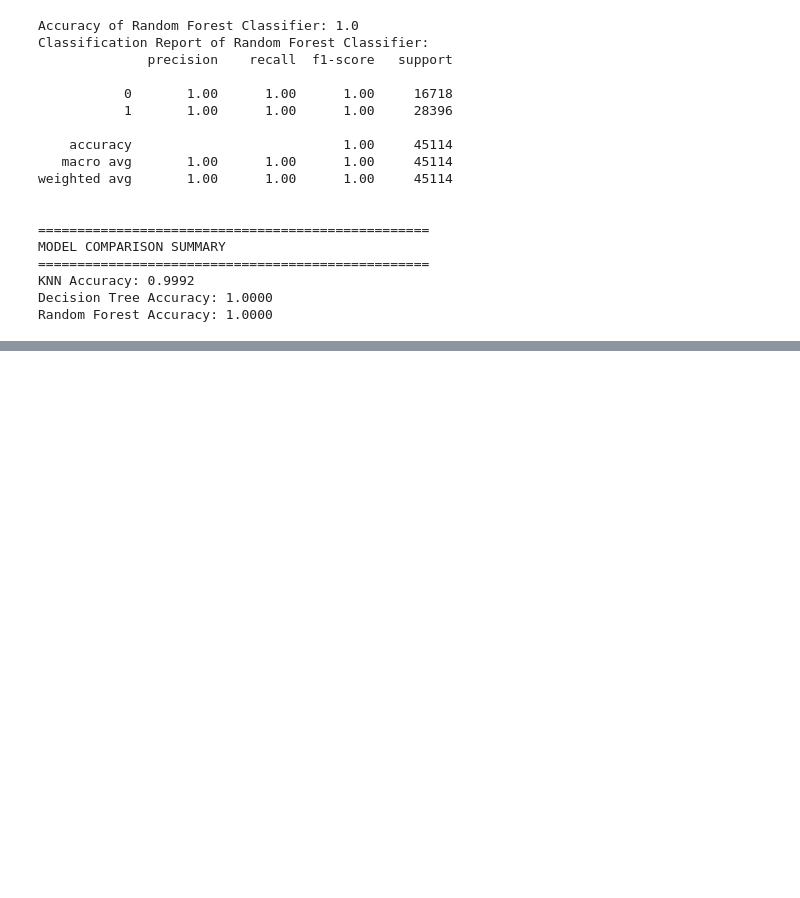
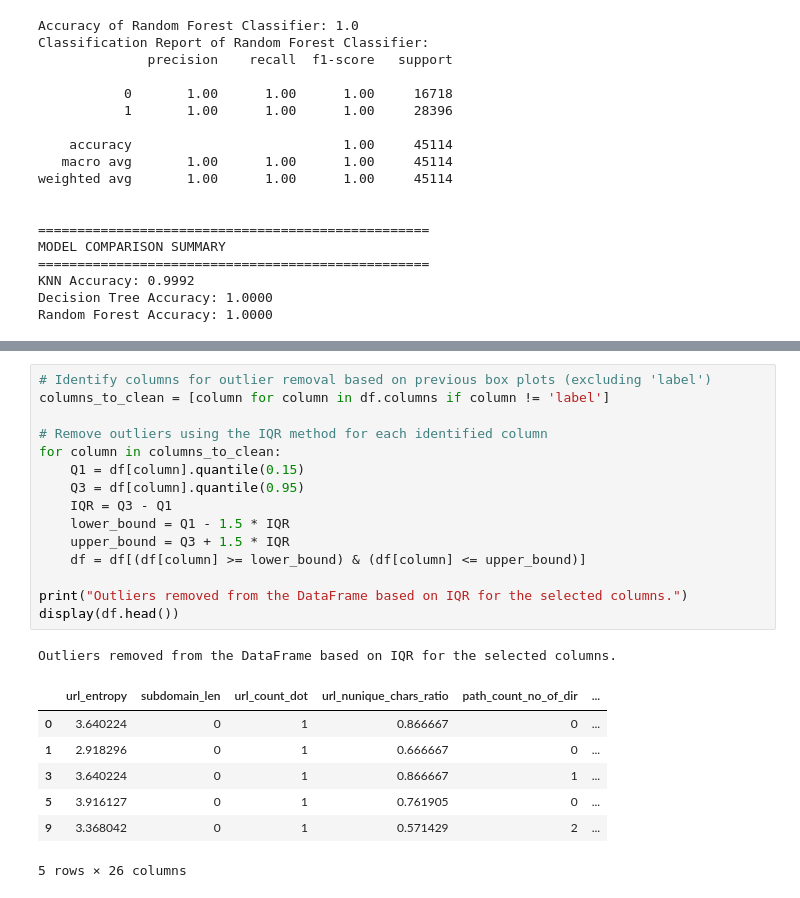
Before and after one commit to afrin-sultana23/machine_learning, a Jupyter notebook: ml_file.ipynb, the cells around one changed output, grey strips where cells are left out. Cells and saved outputs as stored; diff of their text form; blank space fills up the shorter version.

```diff
--- a/ml_file.ipynb
+++ b/ml_file.ipynb
@@ -534,0 +556,24 @@ Random Forest Accuracy: 1.0000
+# %%
+# Identify columns for outlier removal based on previous box plots (excluding 'label')
+columns_to_clean = [column for column in df.columns if column != 'label']
+
+# Remove outliers using the IQR method for each identified column
+for column in columns_to_clean:
+    Q1 = df[column].quantile(0.15)
+    Q3 = df[column].quantile(0.95)
+    IQR = Q3 - Q1
+    lower_bound = Q1 - 1.5 * IQR
+    upper_bound = Q3 + 1.5 * IQR
+    df = df[(df[column] >= lower_bound) & (df[column] <= upper_bound)]
+
+print("Outliers removed from the DataFrame based on IQR for the selected columns.")
+display(df.head())
+# %% [output]
+Outliers removed from the DataFrame based on IQR for the selected columns.
+|  | url_entropy | subdomain_len | url_count_dot | url_nunique_chars_ratio | path_count_no_of_dir | ... |
+| 0 | 3.640224 | 0 | 1 | 0.866667 | 0 | ... |
+| 1 | 2.918296 | 0 | 1 | 0.666667 | 0 | ... |
+| 3 | 3.640224 | 0 | 1 | 0.866667 | 1 | ... |
+| 5 | 3.916127 | 0 | 1 | 0.761905 | 0 | ... |
+| 9 | 3.368042 | 0 | 1 | 0.571429 | 2 | ... |
+5 rows × 26 columns
```
Also changed, not shown: parts of 8 cells of this notebook.
